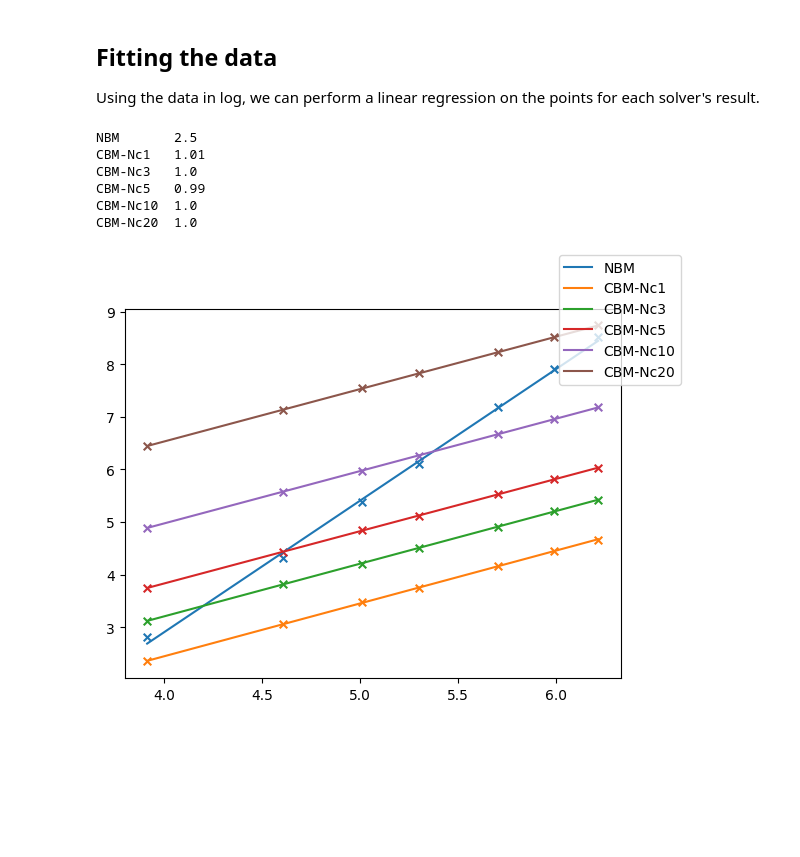
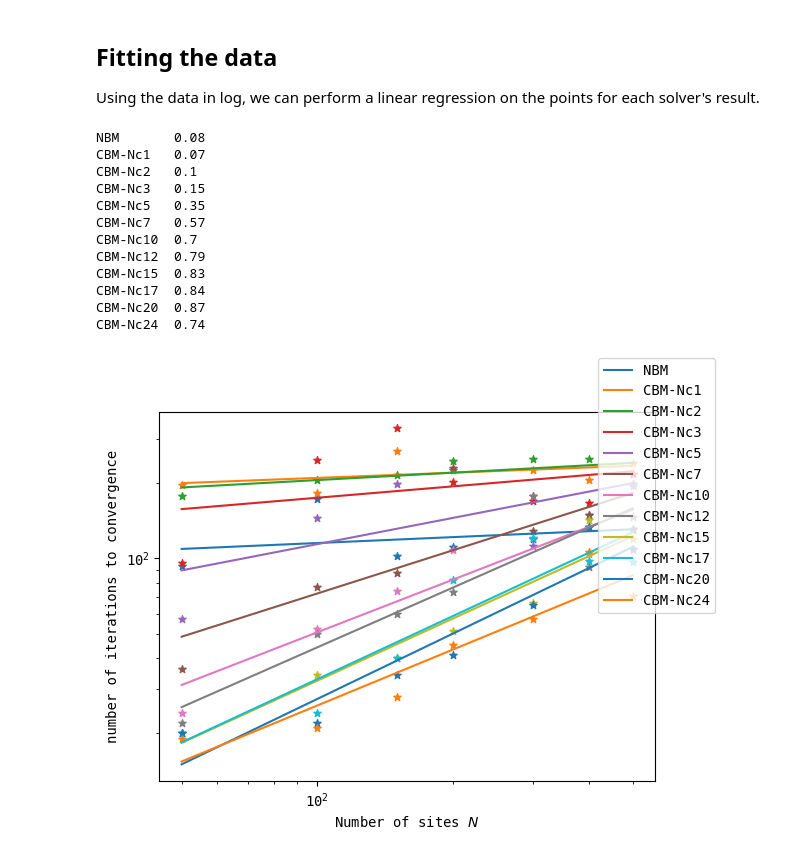
Before and after one commit to axeltib/BdG-numerical, a Jupyter notebook: code/notebooks/timing_analysis.ipynb, the cells around one changed output. Drawn from its saved outputs; the diff is of its cells as text; code cells hidden in the pictures; blank space fills up the shorter version.

```diff
--- a/code/notebooks/timing_analysis.ipynb
+++ b/code/notebooks/timing_analysis.ipynb
@@ -32,13 +32,16 @@ def get_pickle_paths(dir):
     return paths
 
 # define dir
-run_date = "231107"
-run_name = "run4"
+run_date = "231108"
+run_name = ""
 
 #hom_path = "cluster_runs/" + run_date + "/" + run_name + "/"
 #inhom_path = "cluster_runs/" + run_date + run_name + "inhom/"
-path = "cluster_runs/" + run_date + "/" + run_name + "/"
+path = "cluster_runs/" + run_date + "/" + run_name
 
 # get paths
 pickles_paths = get_pickle_paths(path)
+
+with open(pickles_paths[0], "rb") as f:
+    results = pickle.load(f)
 # %% [output]
@@ -120,49 +126,78 @@ from scipy import stats
 
 def linfunc(x, slope, intercept):
   return slope * x + intercept
+
+def exp_func(x, a, b):
+  return a * np.power(x, b)
 # %%
 fig2, ax2 = plt.subplots()
 # params
 show_points = True
 
 slopes = dict()
 
 for key in keys:
-  data = np.log(mean_data[key])
+  # data = key_to_total_time[key]
+  data = key_to_num_iterations[key]
+  data = data[:]
 
-  slopes[key], intercept, r, p, std_err = stats.linregress(data[:,0], data[:,1])
+  slopes[key], intercept, r, p, std_err = stats.linregress(
+    np.log(data[:,0]),
+    np.log(data[:,1],
+           )
+  )
 
   xmin = np.min(data[:,0])
   xmax = np.max(data[:,0])
-  x_points = np.array([xmin, xmax])
+  x_points = np.linspace(xmin, xmax)
 
-  ax2.plot(x_points, linfunc(
+  ax2.plot(x_points, exp_func(
     x=x_points,
-    slope=slopes[key],
-    intercept=intercept
+    a=np.exp(intercept),
+    b=slopes[key]
   ),
     label = key,
     #linestyle="dashed"
   )
 
   if show_points:
     ax2.scatter(
       data[:,0],
       data[:,1],
-      marker="x",
+      marker="*",
       s=30,
     )
+
+
+plt.rcParams["font.family"] = "monospace"
+
+ax2.set_yscale('log')
+ax2.set_xscale('log')
+# ax1.grid()
+
+ax2.set_xlabel(r"Number of sites $N$")
+ax2.set_ylabel(r"number of iterations to convergence")
+
+size = 10
+plt.xticks(fontsize=size)
+plt.yticks(fontsize=size)
 
 for key, slope in slopes.items():
   print("{0:10}{1}".format(key, round(slope, 2)))
 
 fig2.legend()
 fig2.show()
 # %% [output]
-NBM       2.5
-CBM-Nc1   1.01
-CBM-Nc3   1.0
-CBM-Nc5   0.99
-CBM-Nc10  1.0
-CBM-Nc20  1.0
+NBM       0.08
+CBM-Nc1   0.07
+CBM-Nc2   0.1
+CBM-Nc3   0.15
+CBM-Nc5   0.35
+CBM-Nc7   0.57
+CBM-Nc10  0.7
+CBM-Nc12  0.79
+CBM-Nc15  0.83
+CBM-Nc17  0.84
+CBM-Nc20  0.87
+CBM-Nc24  0.74
-[figure, old version]
+[figure, new version]
```
Also changed, not shown: parts of 7 cells of this notebook, 10 other files.
